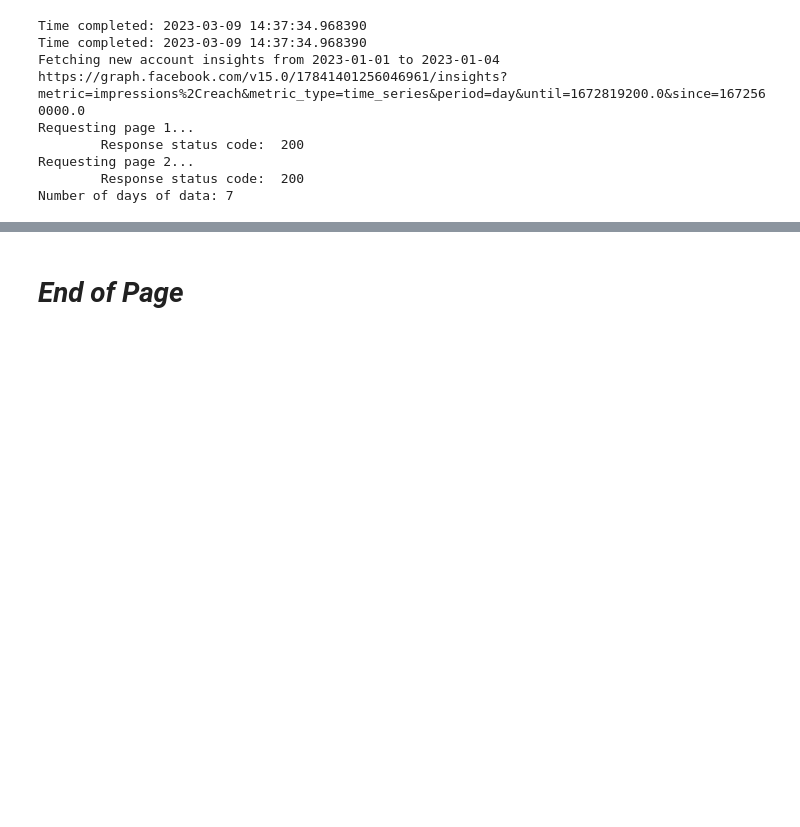
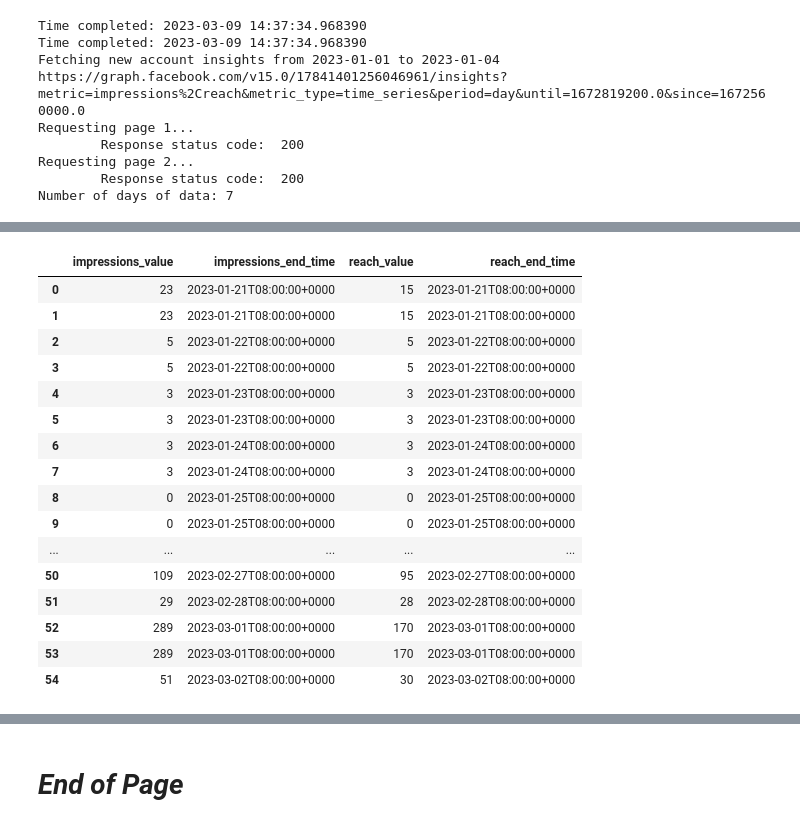
Before and after one commit to silvhua/online-PT-business-KPI, a Jupyter notebook: notebooks/2023-03-09 IG insights metrics.ipynb, the cells around one changed output, grey strips where cells are left out. Cells and saved outputs as stored; diff of their text form; code cells hidden in the pictures; blank space fills up the shorter version.

```diff
--- a/notebooks/2023-03-09 IG insights metrics.ipynb
+++ b/notebooks/2023-03-09 IG insights metrics.ipynb
@@ -615,0 +2690,3 @@ response_json_dict[1]
+# %%
+data2, response_json_dict = update_ig_account_insights(
+    ig_user_id, access_token, since='2023-01-21', until=until, filename=filename2)
@@ -615,0 +2724,20 @@ response_json_dict[1]
+# %%
+data2.sort_values('impressions_end_time')
+# %% [output]
+|  | impressions_value | impressions_end_time | reach_value | reach_end_time |
+| 0 | 23 | 2023-01-21T08:00:00+0000 | 15 | 2023-01-21T08:00:00+0000 |
+| 1 | 23 | 2023-01-21T08:00:00+0000 | 15 | 2023-01-21T08:00:00+0000 |
+| 2 | 5 | 2023-01-22T08:00:00+0000 | 5 | 2023-01-22T08:00:00+0000 |
+| 3 | 5 | 2023-01-22T08:00:00+0000 | 5 | 2023-01-22T08:00:00+0000 |
+| 4 | 3 | 2023-01-23T08:00:00+0000 | 3 | 2023-01-23T08:00:00+0000 |
+| 5 | 3 | 2023-01-23T08:00:00+0000 | 3 | 2023-01-23T08:00:00+0000 |
+| 6 | 3 | 2023-01-24T08:00:00+0000 | 3 | 2023-01-24T08:00:00+0000 |
+| 7 | 3 | 2023-01-24T08:00:00+0000 | 3 | 2023-01-24T08:00:00+0000 |
+| 8 | 0 | 2023-01-25T08:00:00+0000 | 0 | 2023-01-25T08:00:00+0000 |
+| 9 | 0 | 2023-01-25T08:00:00+0000 | 0 | 2023-01-25T08:00:00+0000 |
+| ... | ... | ... | ... | ... |
+| 50 | 109 | 2023-02-27T08:00:00+0000 | 95 | 2023-02-27T08:00:00+0000 |
+| 51 | 29 | 2023-02-28T08:00:00+0000 | 28 | 2023-02-28T08:00:00+0000 |
+| 52 | 289 | 2023-03-01T08:00:00+0000 | 170 | 2023-03-01T08:00:00+0000 |
+| 53 | 289 | 2023-03-01T08:00:00+0000 | 170 | 2023-03-01T08:00:00+0000 |
+| 54 | 51 | 2023-03-02T08:00:00+0000 | 30 | 2023-03-02T08:00:00+0000 |
```
Also changed, not shown: parts of 91 cells of this notebook.
